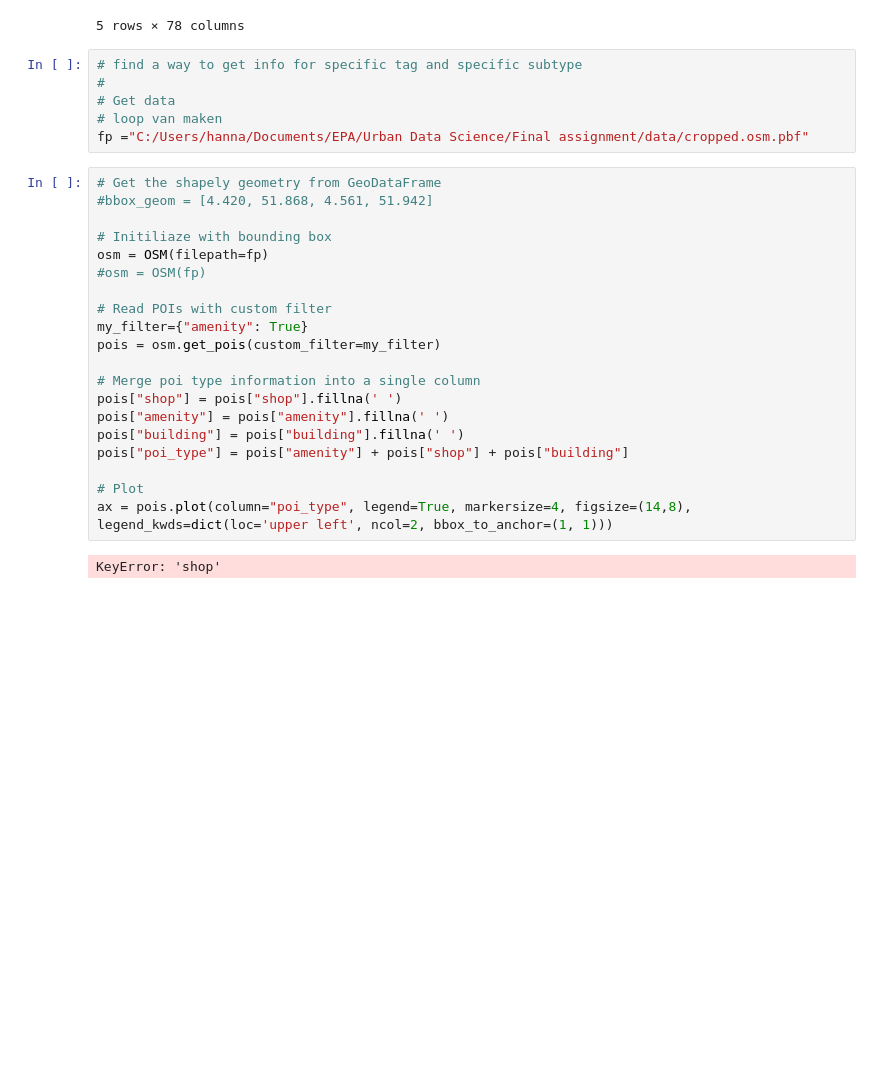
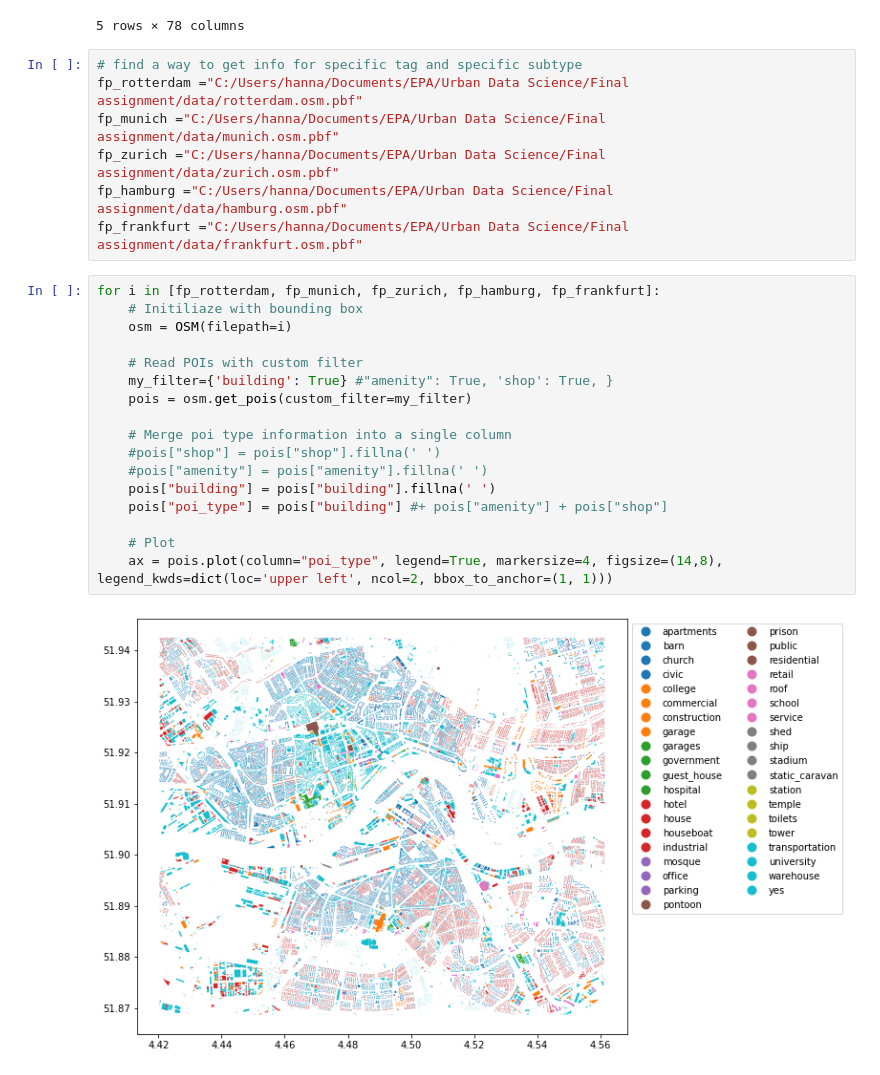
Before and after one commit to K4Ling/UrbanDataSc, a Jupyter notebook: Assignment.ipynb, the cells around one changed output. Cells and saved outputs as stored; diff of their text form; blank space fills up the shorter version.

```diff
--- a/Assignment.ipynb
+++ b/Assignment.ipynb
@@ -51,31 +58,29 @@ Cities
 | 182 | Rotterdam-Hague | 183 | 10 | MassTransit Moderate | Netherlands | 49.00 | 17.00 | ... |
 | 238 | Zurich | 239 | 10 | MassTransit Moderate | Switzerland | 42.92 | 46.31 | ... |
 5 rows × 78 columns
-# %%
-# find a way to get info for specific tag and specific subtype
-#
-# Get data
-# loop van maken
-fp ="C:/Users/hanna/Documents/EPA/Urban Data Science/Final assignment/data/cropped.osm.pbf"
+# %%
+# find a way to get info for specific tag and specific subtype
+fp_rotterdam ="C:/Users/hanna/Documents/EPA/Urban Data Science/Final assignment/data/rotterdam.osm.pbf"
+fp_munich ="C:/Users/hanna/Documents/EPA/Urban Data Science/Final assignment/data/munich.osm.pbf"
+fp_zurich ="C:/Users/hanna/Documents/EPA/Urban Data Science/Final assignment/data/zurich.osm.pbf"
+fp_hamburg ="C:/Users/hanna/Documents/EPA/Urban Data Science/Final assignment/data/hamburg.osm.pbf"
+fp_frankfurt ="C:/Users/hanna/Documents/EPA/Urban Data Science/Final assignment/data/frankfurt.osm.pbf"
 # %%
-# Get the shapely geometry from GeoDataFrame
-#bbox_geom = [4.420, 51.868, 4.561, 51.942]
+for i in [fp_rotterdam, fp_munich, fp_zurich, fp_hamburg, fp_frankfurt]:
+    # Initiliaze with bounding box
+    osm = OSM(filepath=i)
 
-# Initiliaze with bounding box
-osm = OSM(filepath=fp)
-#osm = OSM(fp)
+    # Read POIs with custom filter
+    my_filter={'building': True} #"amenity": True, 'shop': True, }
+    pois = osm.get_pois(custom_filter=my_filter)
 
-# Read POIs with custom filter
-my_filter={"amenity": True}
-pois = osm.get_pois(custom_filter=my_filter)
+    # Merge poi type information into a single column
+    #pois["shop"] = pois["shop"].fillna(' ')
+    #pois["amenity"] = pois["amenity"].fillna(' ')
+    pois["building"] = pois["building"].fillna(' ')
+    pois["poi_type"] = pois["building"] #+ pois["amenity"] + pois["shop"]
 
-# Merge poi type information into a single column
-pois["shop"] = pois["shop"].fillna(' ')
-pois["amenity"] = pois["amenity"].fillna(' ')
-pois["building"] = pois["building"].fillna(' ')
-pois["poi_type"] = pois["amenity"] + pois["shop"] + pois["building"]
-
-# Plot
-ax = pois.plot(column="poi_type", legend=True, markersize=4, figsize=(14,8), legend_kwds=dict(loc='upper left', ncol=2, bbox_to_anchor=(1, 1)))
+    # Plot
+    ax = pois.plot(column="poi_type", legend=True, markersize=4, figsize=(14,8), legend_kwds=dict(loc='upper left', ncol=2, bbox_to_anchor=(1, 1)))
 # %% [output]
-KeyError: 'shop'
+[figure, added]
```
Also changed, not shown: parts of 13 cells of this notebook.
